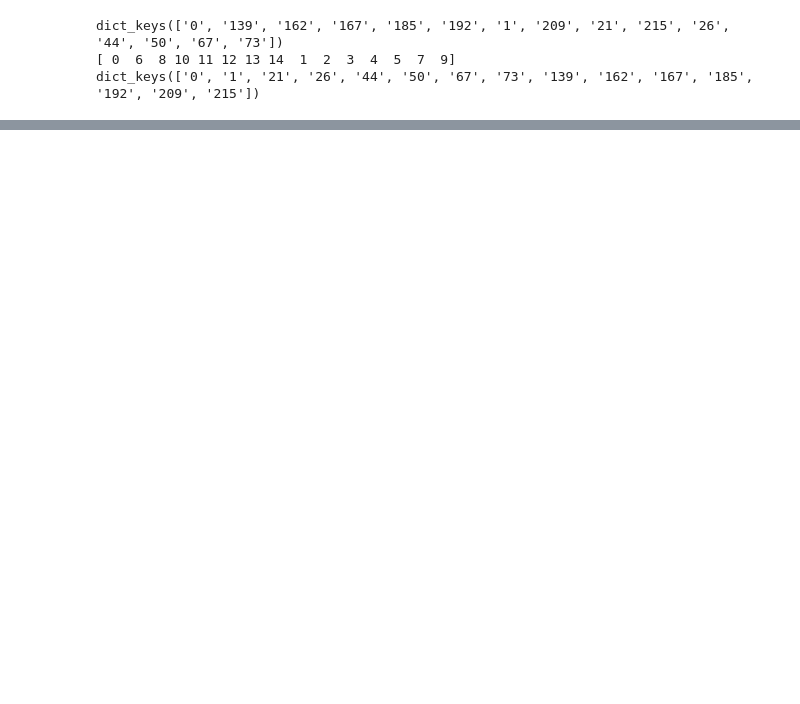
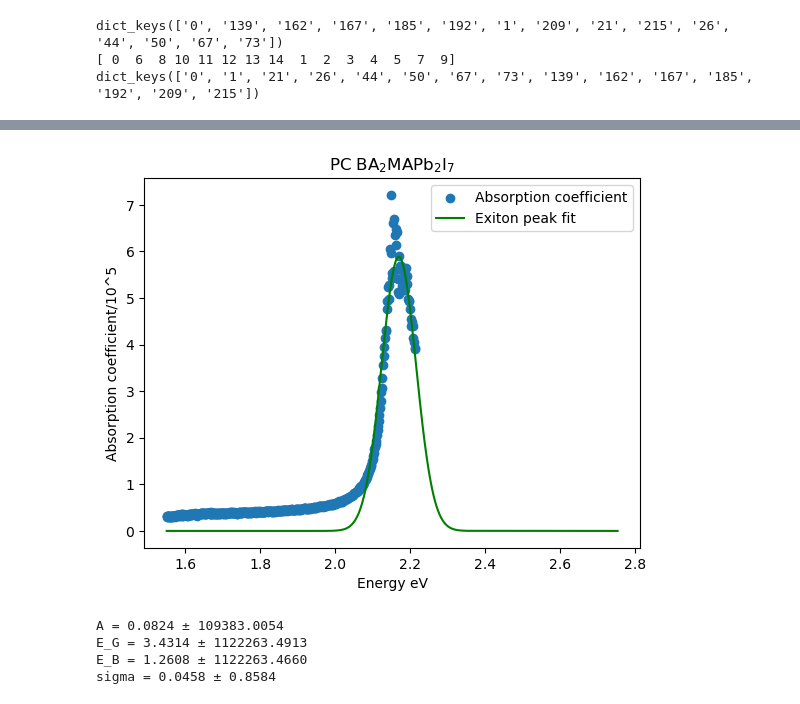
Before and after one commit to Phb22rr/4th-year-project, a Jupyter notebook: Elliott method.ipynb, the cells around one changed output, grey strips where cells are left out. Drawn from its saved outputs; the diff is of its cells as text; code cells hidden in the pictures; blank space fills up the shorter version.

```diff
--- a/Elliott method.ipynb
+++ b/Elliott method.ipynb
@@ -285,0 +187,64 @@ E_B = 0.3493 ± inf
+# %%
+data = data_dict["0"]
+i = 3
+x, y, x2, y2, x3, y3 = getting_data(i, data)
+# %%
+def the_exiton_bit(x, A, E_G, E_B, sigma):
+    first_bit = A/ x
+
+    whole_summation_term = np.zeros_like(x, dtype=float)
+    for n in range(1, 10):
+        #dirac delta funciton
+        prefactor = 1/(np.sqrt(2*np.pi*sigma**2))
+        centre = E_G - (E_B/(n**2))
+        exponential = np.exp(-((x-centre)**2)/(2*sigma**2))
+        dirac_delta = prefactor * exponential
+
+        #other elliot equation inside of the sumamtion
+        summation_bit_pre_dirac_delta = (4* np.pi * (E_B**(3/2)))/(n**3)
+        summation_term = summation_bit_pre_dirac_delta * dirac_delta
+
+        whole_summation_term += summation_term
+    return whole_summation_term * first_bit
+
+params, covariance = curve_fit(the_exiton_bit, x2, y2, maxfev=100000)
+# your initial guesses
+A0 = 13.0932
+EG0 = 2.3964
+EB0 = 0.0113
+sigma0 = 0.03
+
+#p0 = [A0, EG0, EB0, test]
+p0 = [A0, EG0, EB0, sigma0]
+
+# Uncertainties (1σ standard deviations)
+#(A_err, E_G_err, E_B_err, test_err) = np.sqrt(np.diag(covariance))
+#A, E_G, E_B, test = params
+(A_err, E_G_err, E_B_err, sigma_err) = np.sqrt(np.diag(covariance))
+A, E_G, E_B, sigma = params
+
+plt.scatter(x2, y2)
+plt.plot(x, the_exiton_bit(x, *params), color='green')
+plt.legend(['Absorption coefficient', "Exiton peak fit"])
+plt.ylabel('Absorption coefficient/10^5')
+plt.xlabel('Energy eV')
+if i ==1:
+    title = r"BA$_{2}$PbI$_{4}$"
+if i ==2:
+    title = r"SC BA$_{2}$MAPb$_{2}$I$_{7}$"
+if i ==3:
+    title = r"PC BA$_{2}$MAPb$_{2}$I$_{7}$"
+
+plt.title(title)
+plt.show()
+
+print(f"A = {A:.4f} ± {A_err:.4f}")
+print(f"E_G = {E_G:.4f} ± {E_G_err:.4f}")
+print(f"E_B = {E_B:.4f} ± {E_B_err:.4f}")
+print(f"sigma = {sigma:.4f} ± {sigma_err:.4f}")
+# %% [output]
+[figure, added]
+A = 0.0824 ± 109383.0054
+E_G = 3.4314 ± 1122263.4913
+E_B = 1.2608 ± 1122263.4660
+sigma = 0.0458 ± 0.8584
```
Also changed, not shown: parts of 7 cells of this notebook.
